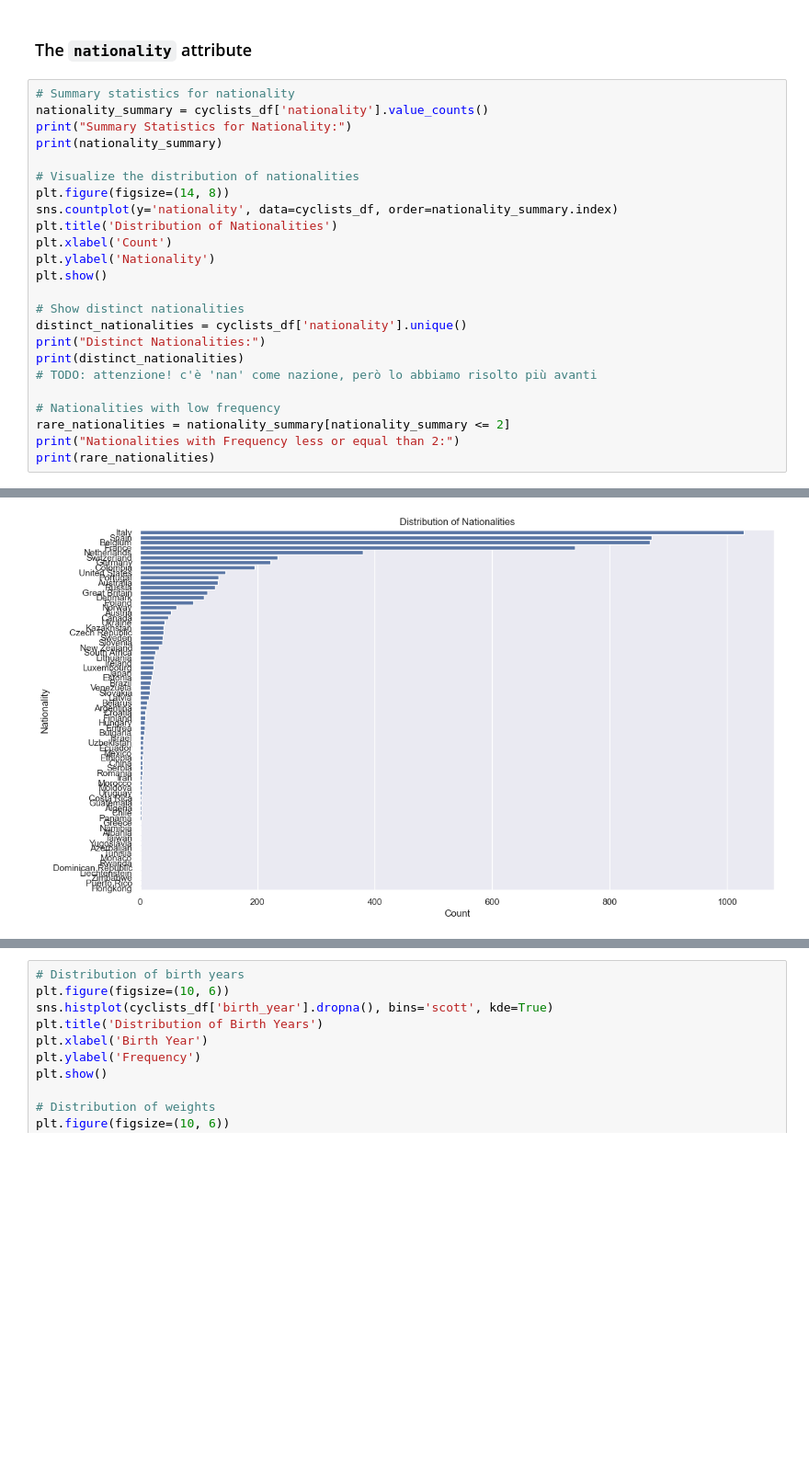
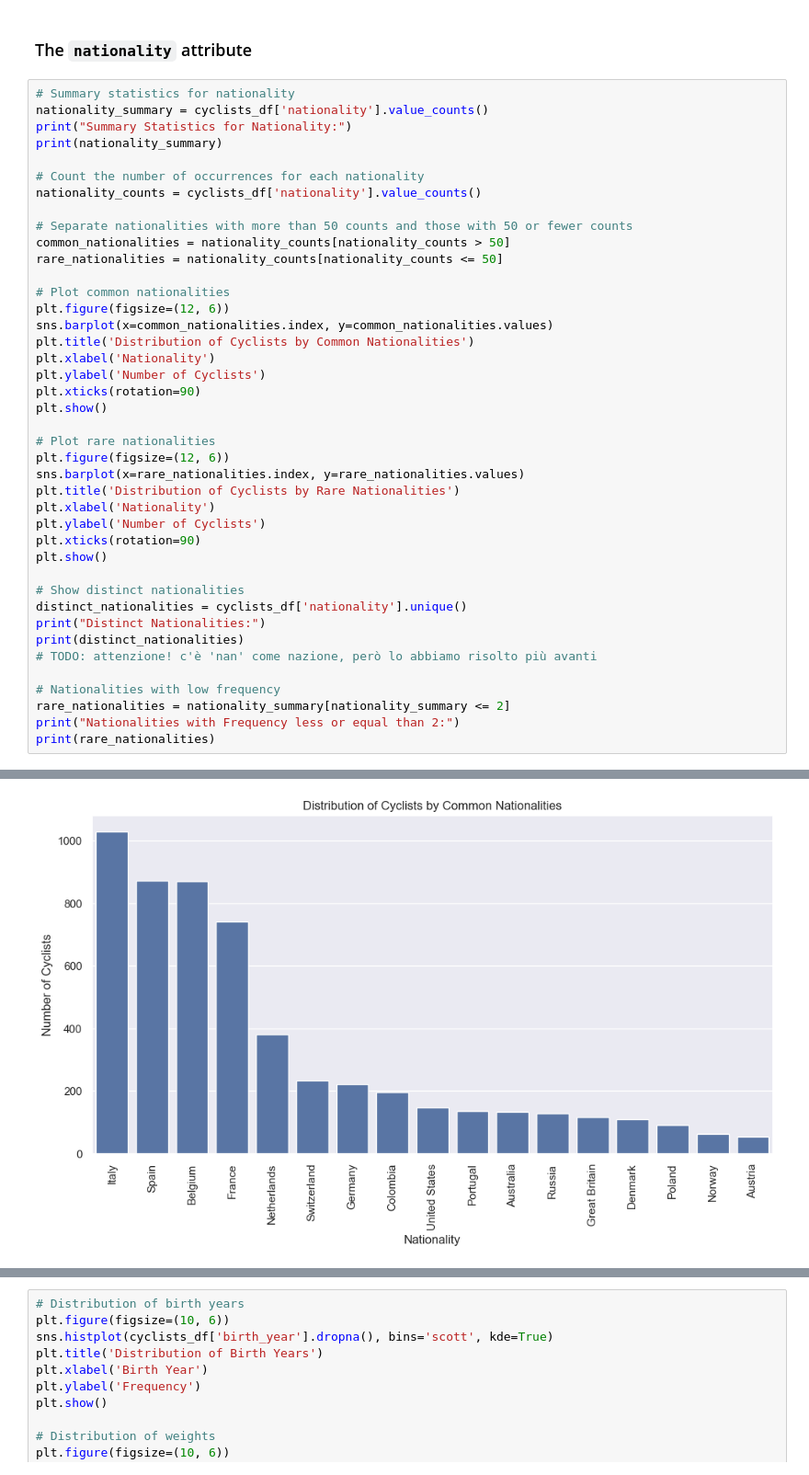
Before and after one commit to Emahhh/dm-project, a Jupyter notebook: MAIN.ipynb, the cells around one changed output, grey strips where cells are left out. Shown at 92% size. Saved outputs shown, nothing was run; the diff lists cells and outputs as text; blank space fills up the shorter version.

```diff
--- a/MAIN.ipynb
+++ b/MAIN.ipynb
@@ -422,37 +399,54 @@ nationality_summary = cyclists_df['nationality'].value_counts()
 print("Summary Statistics for Nationality:")
 print(nationality_summary)
 
-# Visualize the distribution of nationalities
-plt.figure(figsize=(14, 8))
-sns.countplot(y='nationality', data=cyclists_df, order=nationality_summary.index)
-plt.title('Distribution of Nationalities')
-plt.xlabel('Count')
-plt.ylabel('Nationality')
+# Count the number of occurrences for each nationality
+nationality_counts = cyclists_df['nationality'].value_counts()
+
+# Separate nationalities with more than 50 counts and those with 50 or fewer counts
+common_nationalities = nationality_counts[nationality_counts > 50]
+rare_nationalities = nationality_counts[nationality_counts <= 50]
+
+# Plot common nationalities
+plt.figure(figsize=(12, 6))
+sns.barplot(x=common_nationalities.index, y=common_nationalities.values)
+plt.title('Distribution of Cyclists by Common Nationalities')
+plt.xlabel('Nationality')
+plt.ylabel('Number of Cyclists')
+plt.xticks(rotation=90)
+plt.show()
+
+# Plot rare nationalities
+plt.figure(figsize=(12, 6))
+sns.barplot(x=rare_nationalities.index, y=rare_nationalities.values)
+plt.title('Distribution of Cyclists by Rare Nationalities')
+plt.xlabel('Nationality')
+plt.ylabel('Number of Cyclists')
+plt.xticks(rotation=90)
 plt.show()
 
 # Show distinct nationalities
 distinct_nationalities = cyclists_df['nationality'].unique()
 print("Distinct Nationalities:")
 print(distinct_nationalities)
 # TODO: attenzione! c'è 'nan' come nazione, però lo abbiamo risolto più avanti
 
 # Nationalities with low frequency
 rare_nationalities = nationality_summary[nationality_summary <= 2]
 print("Nationalities with Frequency less or equal than 2:")
 print(rare_nationalities)
 # %% [output]
 Summary Statistics for Nationality:
 nationality
 Italy                 1029
 Spain                  872
 Belgium                869
 France                 741
 Netherlands            380
                       ...
 Dominican Republic       1
 Liechtenstein            1
 Zimbabwe                 1
 Puerto Rico              1
 Hongkong                 1
 Name: count, Length: 72, dtype: Int64
-[figure, old version]
+[figure, new version]
```
Also changed, not shown: parts of 70 cells of this notebook, 1 other file.
